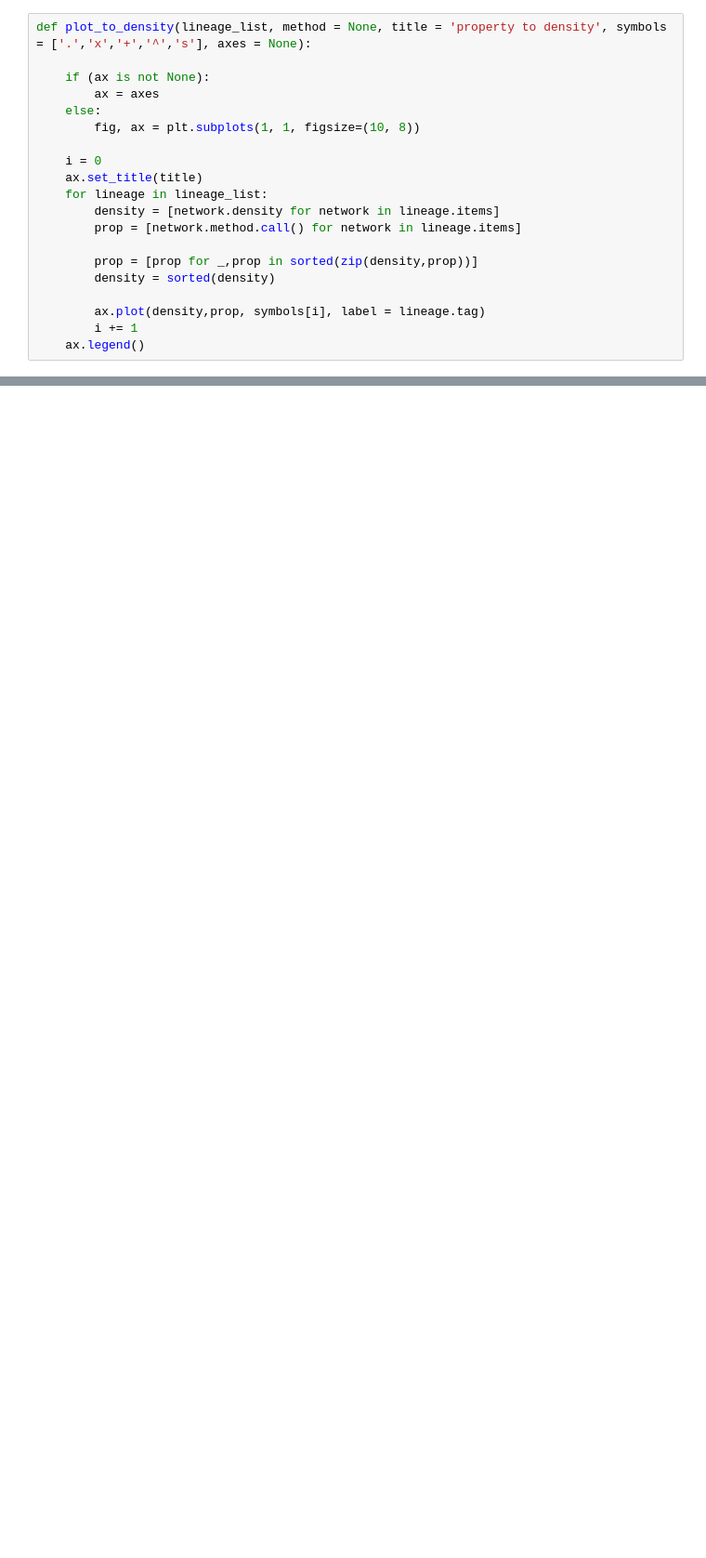
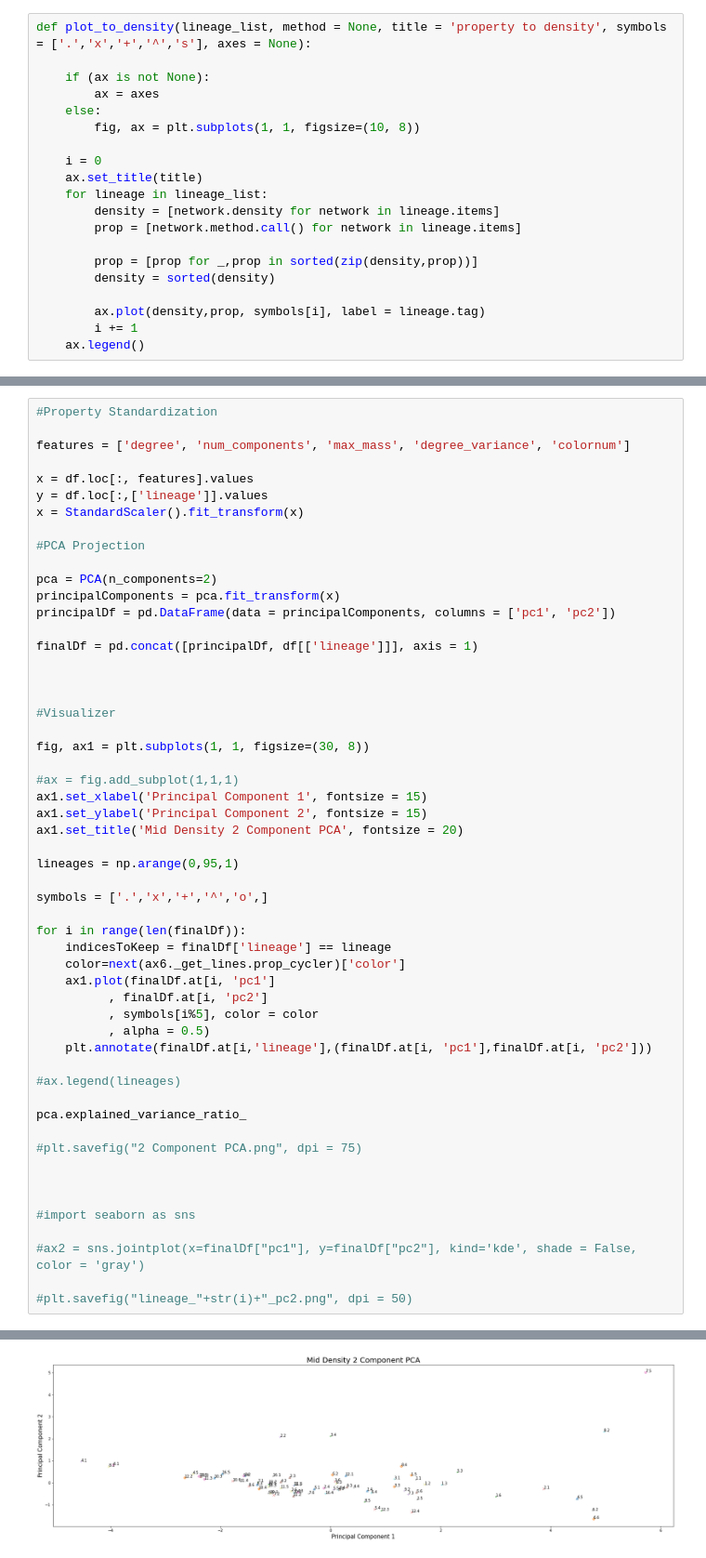
Before and after one commit to trevor-chan/research, a Jupyter notebook: morpho_scripts/network_property_plots.ipynb, the cells around one changed output, grey strips where cells are left out. Shown at 93% size. Cells and saved outputs as stored; diff of their text form; blank space fills up the shorter version.

```diff
--- a/morpho_scripts/network_property_plots.ipynb
+++ b/morpho_scripts/network_property_plots.ipynb
@@ -1043,0 +996,55 @@ print(stats.ttest_ind(opt_params[0],opt_params[1]))
+# %%
+#Property Standardization
+
+features = ['degree', 'num_components', 'max_mass', 'degree_variance', 'colornum']
+
+x = df.loc[:, features].values
+y = df.loc[:,['lineage']].values
+x = StandardScaler().fit_transform(x)
+
+#PCA Projection
+
+pca = PCA(n_components=2)
+principalComponents = pca.fit_transform(x)
+principalDf = pd.DataFrame(data = principalComponents, columns = ['pc1', 'pc2'])
+
+finalDf = pd.concat([principalDf, df[['lineage']]], axis = 1)
+
+
+
+#Visualizer
+
+fig, ax1 = plt.subplots(1, 1, figsize=(30, 8))
+
+#ax = fig.add_subplot(1,1,1)
+ax1.set_xlabel('Principal Component 1', fontsize = 15)
+ax1.set_ylabel('Principal Component 2', fontsize = 15)
+ax1.set_title('Mid Density 2 Component PCA', fontsize = 20)
+
+lineages = np.arange(0,95,1)
+
+symbols = ['.','x','+','^','o',]
+
+for i in range(len(finalDf)):
+    indicesToKeep = finalDf['lineage'] == lineage
+    color=next(ax6._get_lines.prop_cycler)['color']
+    ax1.plot(finalDf.at[i, 'pc1']
+          , finalDf.at[i, 'pc2']
+          , symbols[i%5], color = color
+          , alpha = 0.5)
+    plt.annotate(finalDf.at[i,'lineage'],(finalDf.at[i, 'pc1'],finalDf.at[i, 'pc2']))
+
+#ax.legend(lineages)
+
+pca.explained_variance_ratio_
+
+#plt.savefig("2 Component PCA.png", dpi = 75)
+
+
+
+#import seaborn as sns
+
+#ax2 = sns.jointplot(x=finalDf["pc1"], y=finalDf["pc2"], kind='kde', shade = False, color = 'gray')
+
+#plt.savefig("lineage_"+str(i)+"_pc2.png", dpi = 50)
+# %% [output]
@@ -1043,0 +1052 @@ print(stats.ttest_ind(opt_params[0],opt_params[1]))
+[figure, added]
```
Also changed, not shown: parts of 31 cells of this notebook, 2 other files.
